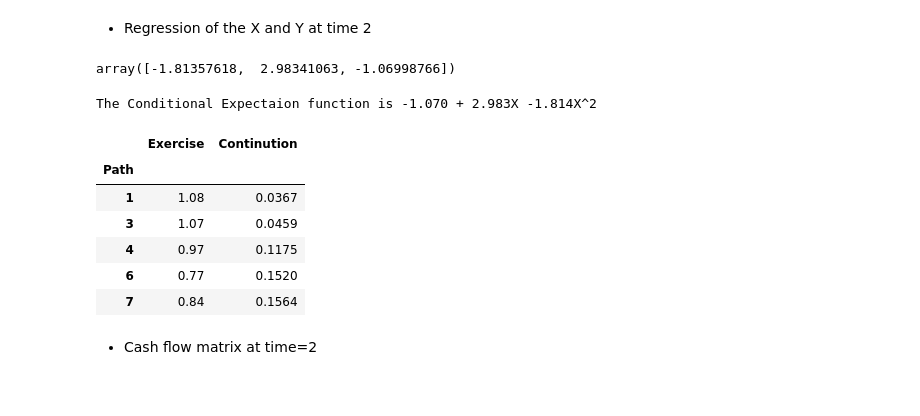
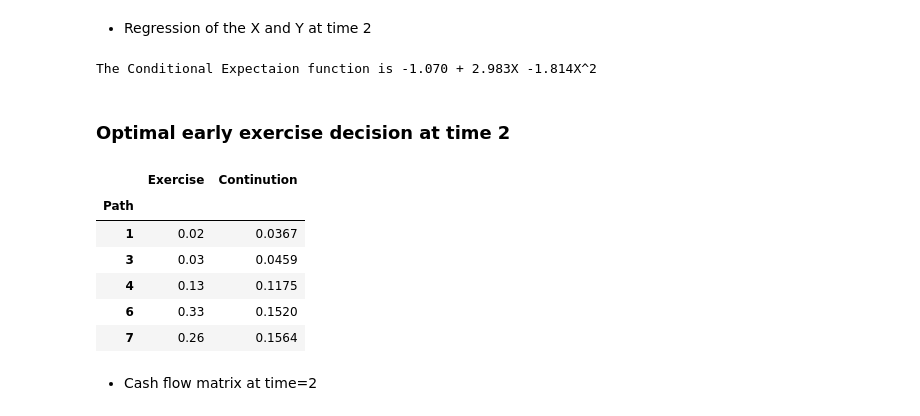
Before and after one commit to Peymankor/Tutorial-Derivative-Pricing, a Jupyter notebook: Derivative Pricing.ipynb, the cells around one changed output. Cells and saved outputs as stored; diff of their text form; code cells hidden in the pictures.

```diff
--- a/Derivative Pricing.ipynb
+++ b/Derivative Pricing.ipynb
@@ -176,6 +46,12 @@ S
 # %%
-K = 1.10                            # Strike Price
-cf = np.maximum(K - S, 0)            # exercising the Put option at t=3
+K = 1.10                              # Strike Price
+
+# cf is the short version for Cash-flow matrix
+
+cf = np.maximum(K - S, 0)             # exercising the Put option at t=3
+
+# Except the last column, other values are NA
+cf.loc[:, cf.columns != 't=3'] = "NA"
 cf
 # %% [output]
 |  | t=0 | t=1 | t=2 | t=3 |
@@ -212,29 +87,31 @@ table_t_2_inmoney
 - Regression of the X and Y at time 2
 # %%
 rg_t_2 = np.polyfit(table_t_2_inmoney["X"], table_t_2_inmoney["Y"], 2)
-rg_t_2
+
+print("The Conditional Expectaion function is %.3f + %.3fX %.3fX^2" %
+                                (rg_t_2[2], rg_t_2[1], rg_t_2[0]))
 # %% [output]
-array([-1.81357618,  2.98341063, -1.06998766])
+The Conditional Expectaion function is -1.070 + 2.983X -1.814X^2
-# %%
-print("The Conditional Expectaion function is %.3f + %.3fX %.3fX^2" %
-                                (rg_t_2[2], rg_t_2[1], rg_t_2[0]))
-# %% [output]
-The Conditional Expectaion function is -1.070 + 2.983X -1.814X^2
+# %% [markdown]
+### Optimal early exercise decision at time 2
 # %%
-C_t_2 = np.polyval(rg_t_2, S.loc[id_money_t_2].iloc[:,2])
+# Here we use our regression model to predict continutaion value at time t=2 (c_t_2)
+C_t_2 = np.polyval(rg_t_2, S.loc[id_money_t_2,"t=2"])
 
-Opt_dec_org = pd.DataFrame(data={"Exercise":S.loc[id_money_t_2, "t=2"],
+# The Exercise payoff is "K- S.loc[id_money_t_2, "t=2"]" while Continutaion C_2_t
+Opt_dec_org = pd.DataFrame(data={"Exercise":K- S.loc[id_money_t_2, "t=2"],
                             "Continution":C_t_2})
+
 Opt_dec = Opt_dec_org.round(4)
 Opt_dec
 # %% [output]
 |  | Exercise | Continution |
 | Path |  |  |
-| 1 | 1.08 | 0.0367 |
-| 3 | 1.07 | 0.0459 |
-| 4 | 0.97 | 0.1175 |
-| 6 | 0.77 | 0.1520 |
-| 7 | 0.84 | 0.1564 |
+| 1 | 0.02 | 0.0367 |
+| 3 | 0.03 | 0.0459 |
+| 4 | 0.13 | 0.1175 |
+| 6 | 0.33 | 0.1520 |
+| 7 | 0.26 | 0.1564 |
 # %% [markdown]
 - Cash flow matrix at time=2
 # %%
```
Also changed, not shown: parts of 45 cells of this notebook.
